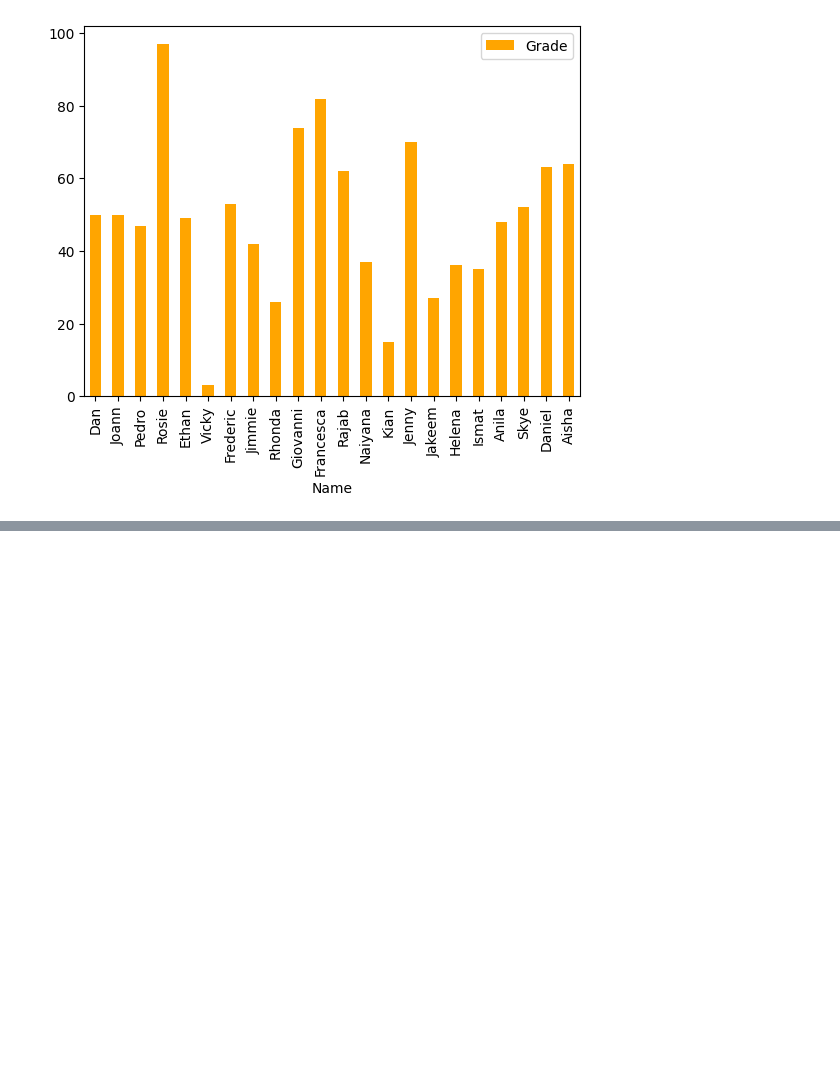
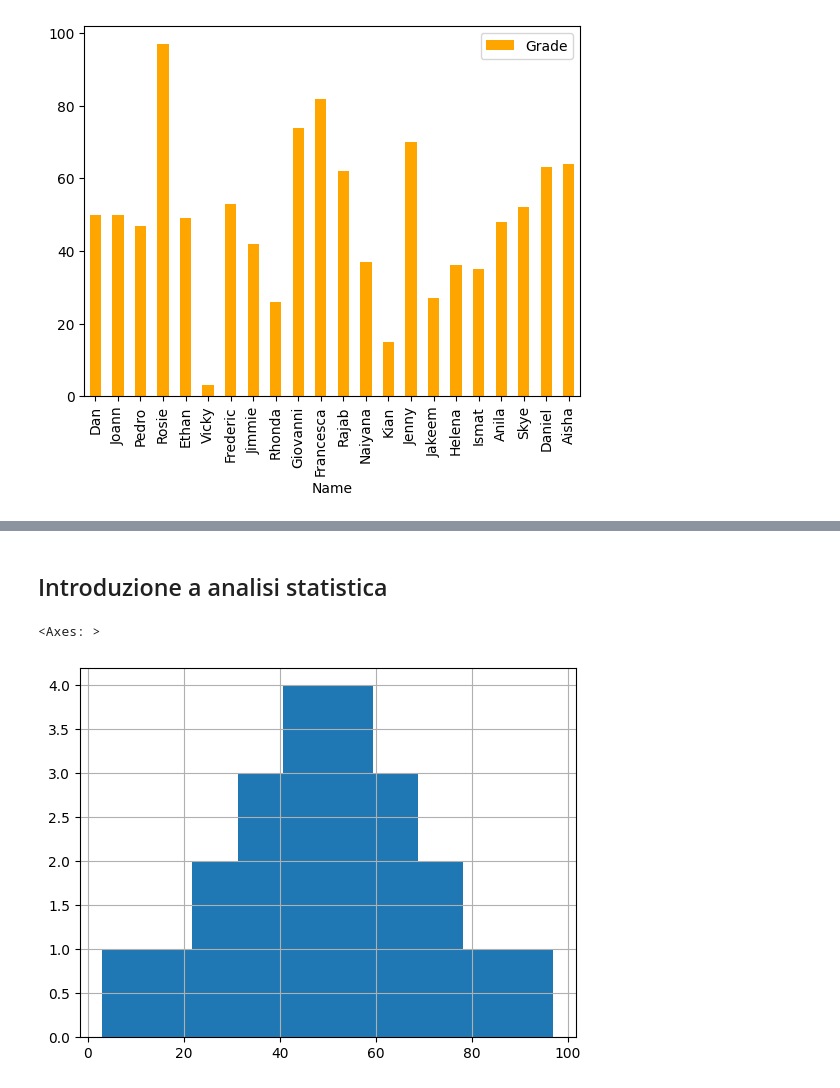
Before and after one commit to Porini-Education/Course_ITS-BigData-1Anno_2023, a Jupyter notebook: Python/Lez_20231213.ipynb, the cells around one changed output, grey strips where cells are left out. Drawn from its saved outputs; the diff is of its cells as text; code cells hidden in the pictures; blank space fills up the shorter version.

Commit message:
stats intro

```diff
--- a/Python/Lez_20231213.ipynb
+++ b/Python/Lez_20231213.ipynb
@@ -481,0 +497,7 @@ df_studenti.plot.bar(x='Name', y='Grade', color='orange')
+# %% [markdown]
+## Introduzione a analisi statistica
+# %%
+df_studenti['Grade'].hist()
+# %% [output]
+<Axes: >
+[figure, added]
```
Also changed, not shown: parts of 5 cells of this notebook.
